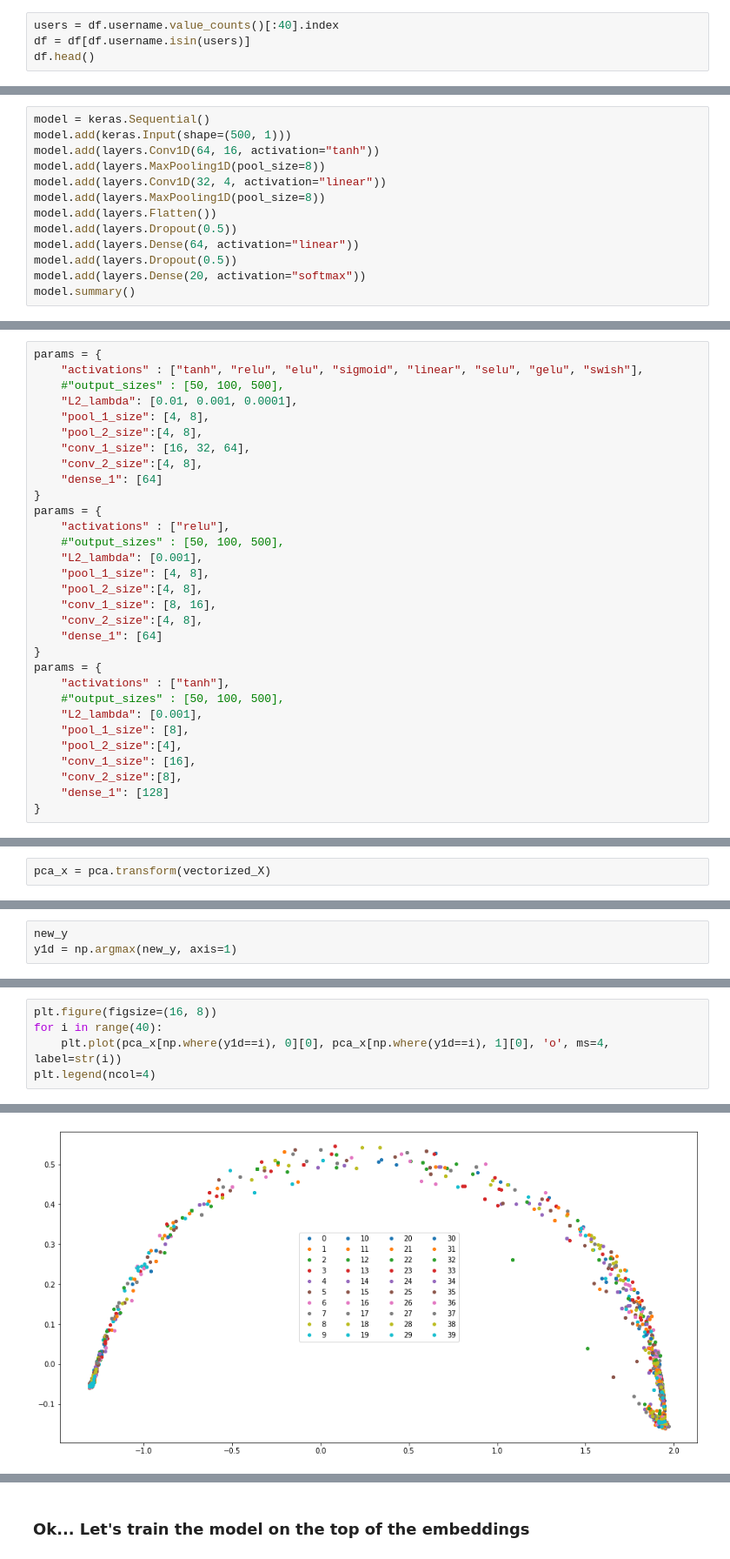
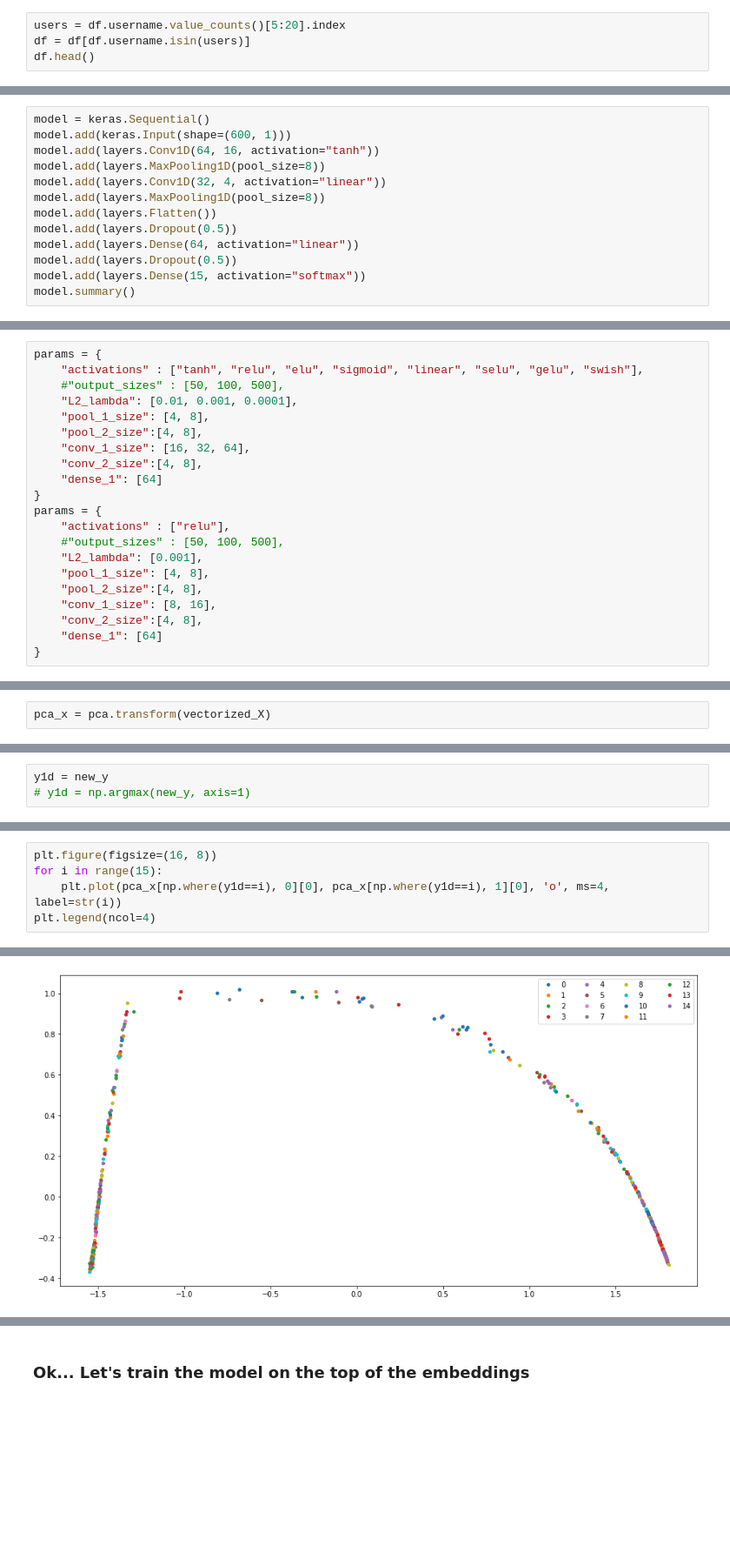
Before and after one commit to MefAldemisov/SourceCodeAuthorshipAttribution, a Jupyter notebook: Embeddings.ipynb, the cells around one changed output, grey strips where cells are left out. Shown: that part at 87% size. Saved outputs shown, nothing was run; the diff lists cells and outputs as text; blank space fills up the shorter version.

```diff
--- a/Embeddings.ipynb
+++ b/Embeddings.ipynb
@@ -161,5 +161,5 @@ plt.plot(np.array(df.username.value_counts())[:40])
 # %%
-users = df.username.value_counts()[:40].index
+users = df.username.value_counts()[5:20].index
 df = df[df.username.isin(users)]
 df.head()
 # %% [output]
@@ -587,6 +586,6 @@ X_train.shape
 # %%
 model = keras.Sequential()
-model.add(keras.Input(shape=(500, 1)))
+model.add(keras.Input(shape=(600, 1)))
 model.add(layers.Conv1D(64, 16, activation="tanh"))
 model.add(layers.MaxPooling1D(pool_size=8))
 model.add(layers.Conv1D(32, 4, activation="linear"))
@@ -595,6 +594,6 @@ model.add(layers.Flatten())
 model.add(layers.Dropout(0.5))
 model.add(layers.Dense(64, activation="linear"))
 model.add(layers.Dropout(0.5))
-model.add(layers.Dense(20, activation="softmax"))
+model.add(layers.Dense(15, activation="softmax"))
 model.summary()
 # %% [output]
@@ -861,16 +859,6 @@ params = {
     "conv_2_size":[4, 8],
     "dense_1": [64]
 }
-params = {
-    "activations" : ["tanh"],
-    #"output_sizes" : [50, 100, 500],
-    "L2_lambda": [0.001],
-    "pool_1_size": [8],
-    "pool_2_size":[4],
-    "conv_1_size": [16],
-    "conv_2_size":[8],
-    "dense_1": [128]
-}
 # %%
 new_X.shape, new_y.shape
 # %% [output]
@@ -1099,3 +1105,3 @@ pca_x.shape
 # %%
-new_y
-y1d = np.argmax(new_y, axis=1)
+y1d = new_y
+# y1d = np.argmax(new_y, axis=1)
@@ -1121,9 +1118,9 @@ array([[ 1.1772183 , -1.3001659 , -1.2852442 , -1.2939637 , -1.3005676 ,
       dtype=float32)
 # %%
 plt.figure(figsize=(16, 8))
-for i in range(40):
+for i in range(15):
     plt.plot(pca_x[np.where(y1d==i), 0][0], pca_x[np.where(y1d==i), 1][0], 'o', ms=4, label=str(i))
 plt.legend(ncol=4)
 # %% [output]
 <matplotlib.legend.Legend at 0x...>
-[figure, old version]
+[figure, new version]
```
Also changed, not shown: parts of 56 cells of this notebook.
